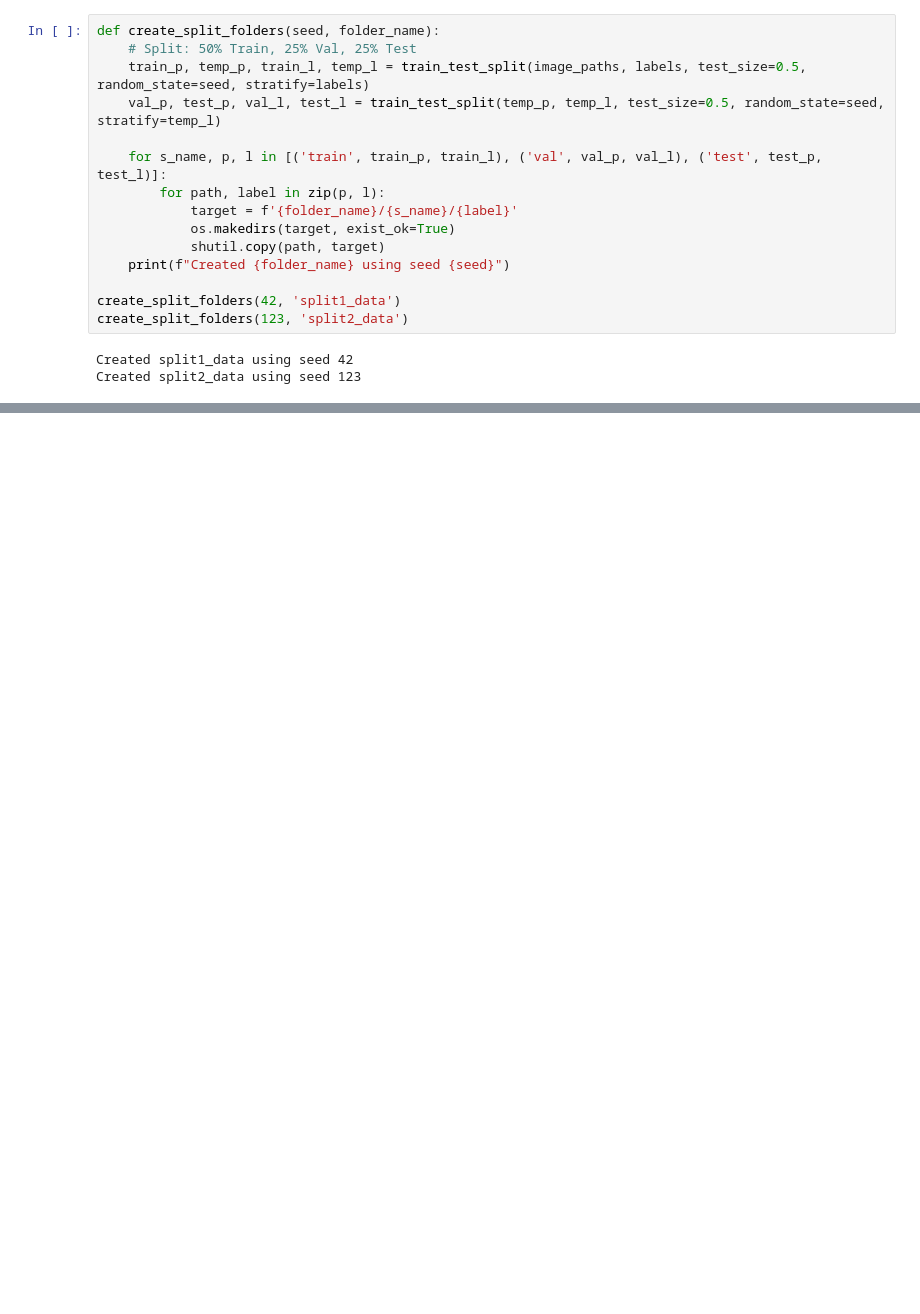
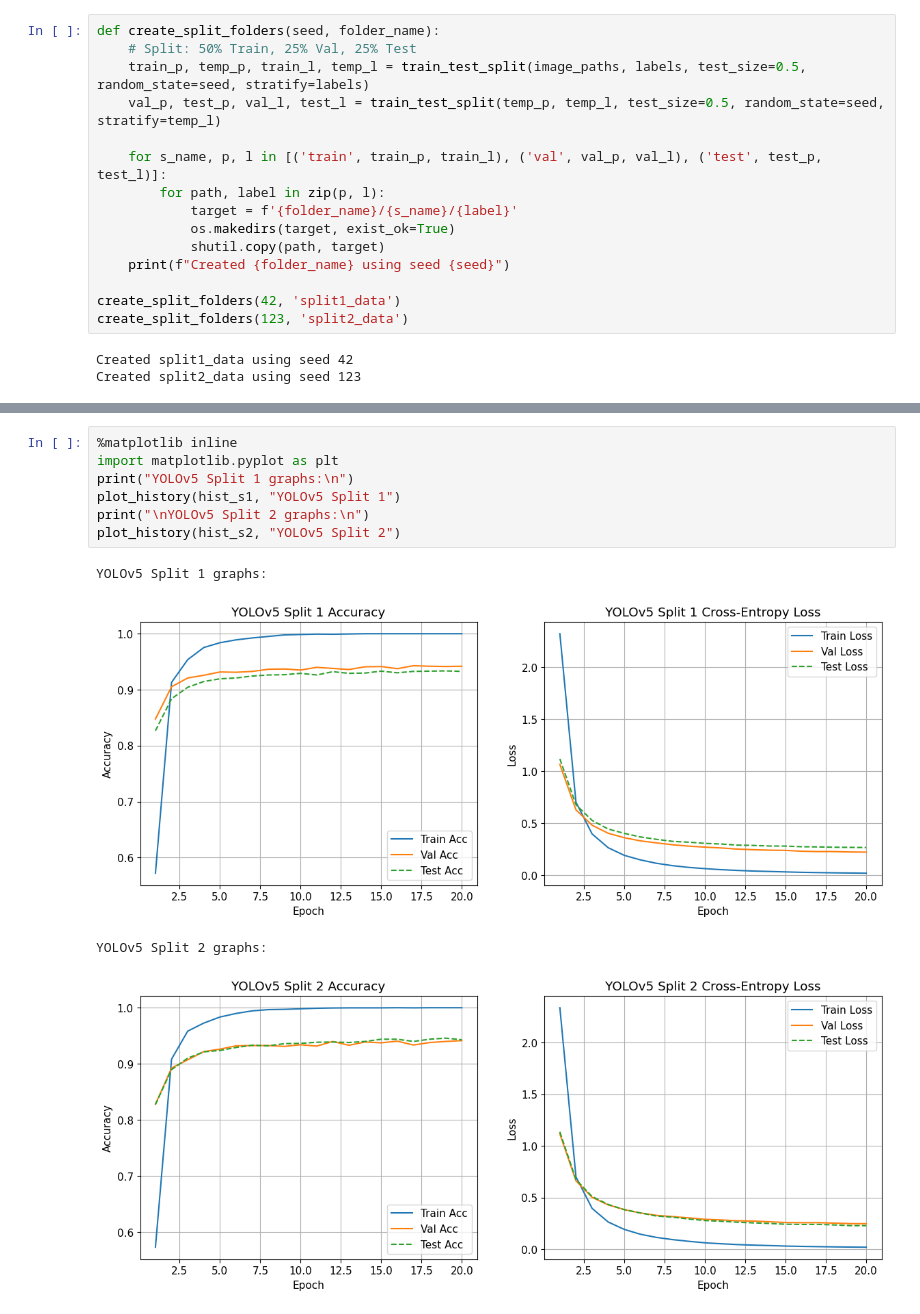
Before and after one commit to nivnaus/Ass4ML, a Jupyter notebook: ass4ML.ipynb, the cells around one changed output, grey strips where cells are left out. Drawn from its saved outputs; the diff is of its cells as text; blank space fills up the shorter version.

Commit message:
changing the YOLOv5 code and the graphs. also changed some of the code to load all the data from all the models.

```diff
--- a/ass4ML.ipynb
+++ b/ass4ML.ipynb
@@ -657,0 +726,12 @@ Split 2:
+# %%
+%matplotlib inline
+import matplotlib.pyplot as plt
+print("YOLOv5 Split 1 graphs:\n")
+plot_history(hist_s1, "YOLOv5 Split 1")
+print("\nYOLOv5 Split 2 graphs:\n")
+plot_history(hist_s2, "YOLOv5 Split 2")
+# %% [output]
+YOLOv5 Split 1 graphs:
+[figure, added]
+YOLOv5 Split 2 graphs:
+[figure, added]
```
Also changed, not shown: parts of 10 cells of this notebook.
